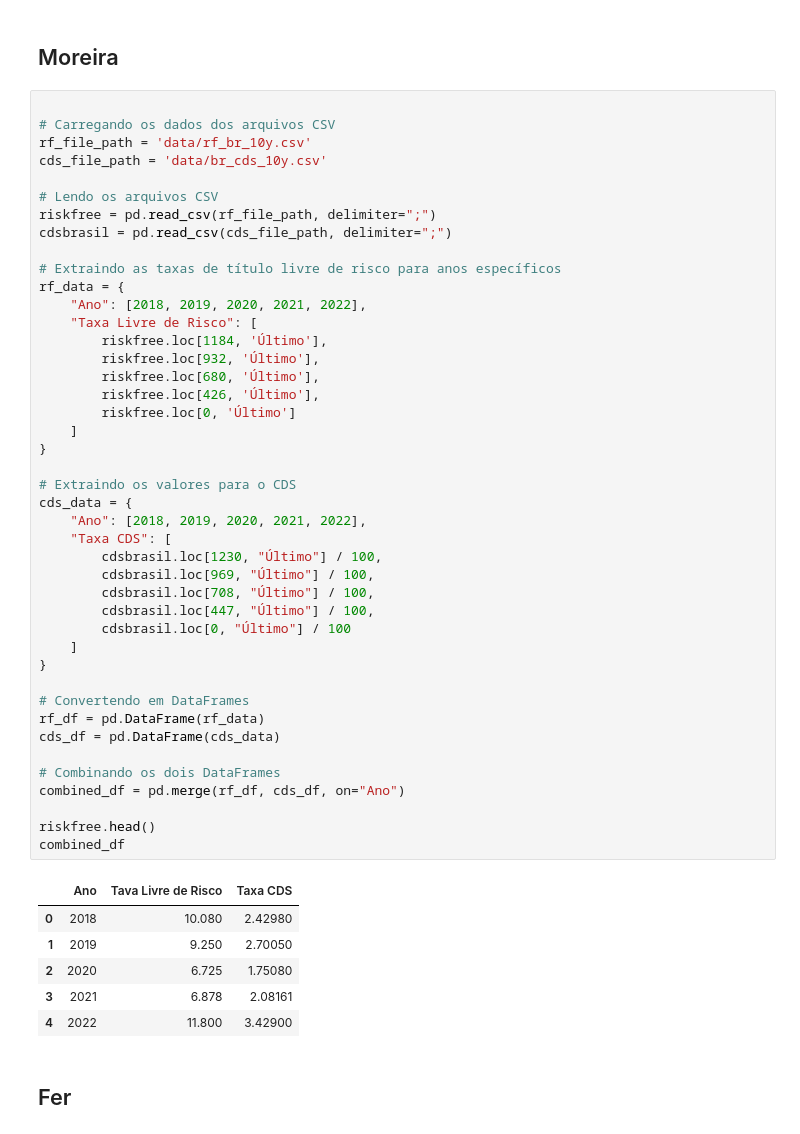
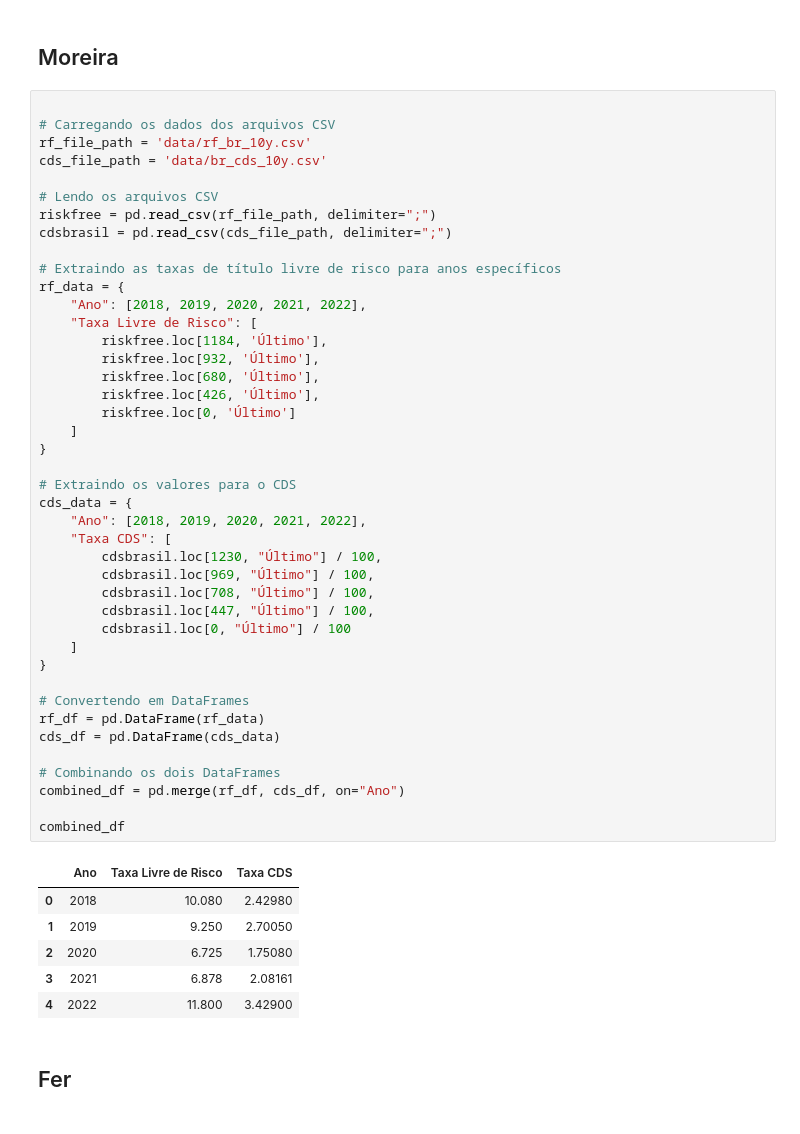
Before and after one commit to jon-torres/valuation, a Jupyter notebook: valuation.ipynb, the cells around one changed output. Cells and saved outputs as stored; diff of their text form.

```diff
--- a/valuation.ipynb
+++ b/valuation.ipynb
@@ -24,35 +24,34 @@ rf_data = {
     "Taxa Livre de Risco": [
         riskfree.loc[1184, 'Último'],
         riskfree.loc[932, 'Último'],
         riskfree.loc[680, 'Último'],
         riskfree.loc[426, 'Último'],
         riskfree.loc[0, 'Último']
     ]
 }
 
 # Extraindo os valores para o CDS
 cds_data = {
     "Ano": [2018, 2019, 2020, 2021, 2022],
     "Taxa CDS": [
         cdsbrasil.loc[1230, "Último"] / 100,
         cdsbrasil.loc[969, "Último"] / 100,
         cdsbrasil.loc[708, "Último"] / 100,
         cdsbrasil.loc[447, "Último"] / 100,
         cdsbrasil.loc[0, "Último"] / 100
     ]
 }
 
 # Convertendo em DataFrames
 rf_df = pd.DataFrame(rf_data)
 cds_df = pd.DataFrame(cds_data)
 
 # Combinando os dois DataFrames
 combined_df = pd.merge(rf_df, cds_df, on="Ano")
 
-riskfree.head()
 combined_df
 # %% [output]
-|  | Ano | Tava Livre de Risco | Taxa CDS |
+|  | Ano | Taxa Livre de Risco | Taxa CDS |
 | 0 | 2018 | 10.080 | 2.42980 |
 | 1 | 2019 | 9.250 | 2.70050 |
 | 2 | 2020 | 6.725 | 1.75080 |
```
